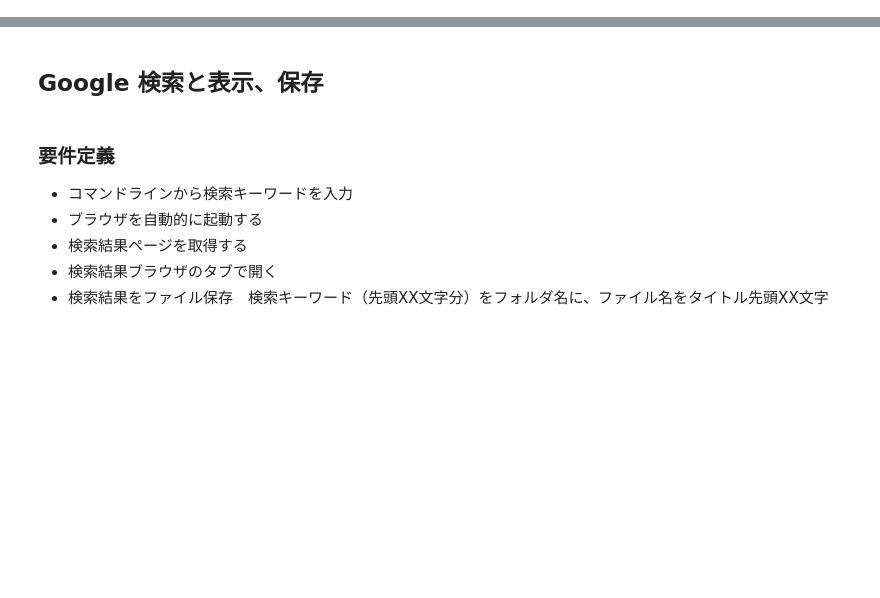
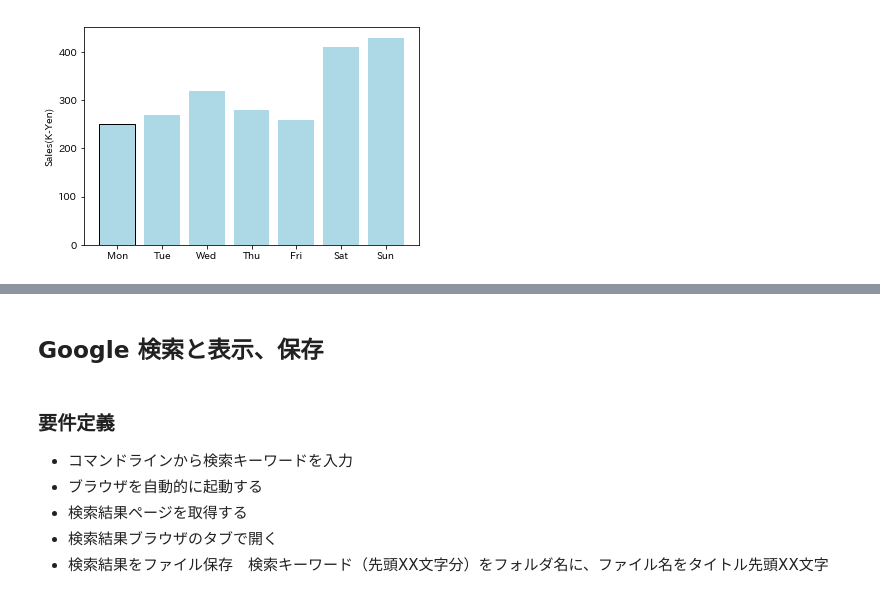
Before and after one commit to simichandesu/Juyter_Notebook, a Jupyter notebook: 退屈なことはPythonにやらせよう.ipynb, the cells around one changed output, grey strips where cells are left out. Saved outputs shown, nothing was run; the diff lists cells and outputs as text; code cells hidden in the pictures; blank space fills up the shorter version.

```diff
--- a/退屈なことはPythonにやらせよう.ipynb
+++ b/退屈なことはPythonにやらせよう.ipynb
@@ -3,0 +147,9 @@
+# %%
+plt.bar([1,2,3,4,5,6,7],[250,270,320,280,260,410,430],
+       tick_label=['Mon','Tue','Wed','Thu','Fri','Sat','Sun'],
+        color='lightblue',
+        edgecolor='black')
+plt.ylabel('Sales(K-Yen)')
+plt.show()
+# %% [output]
+[figure, added]
```
Also changed, not shown: parts of 58 cells of this notebook.
